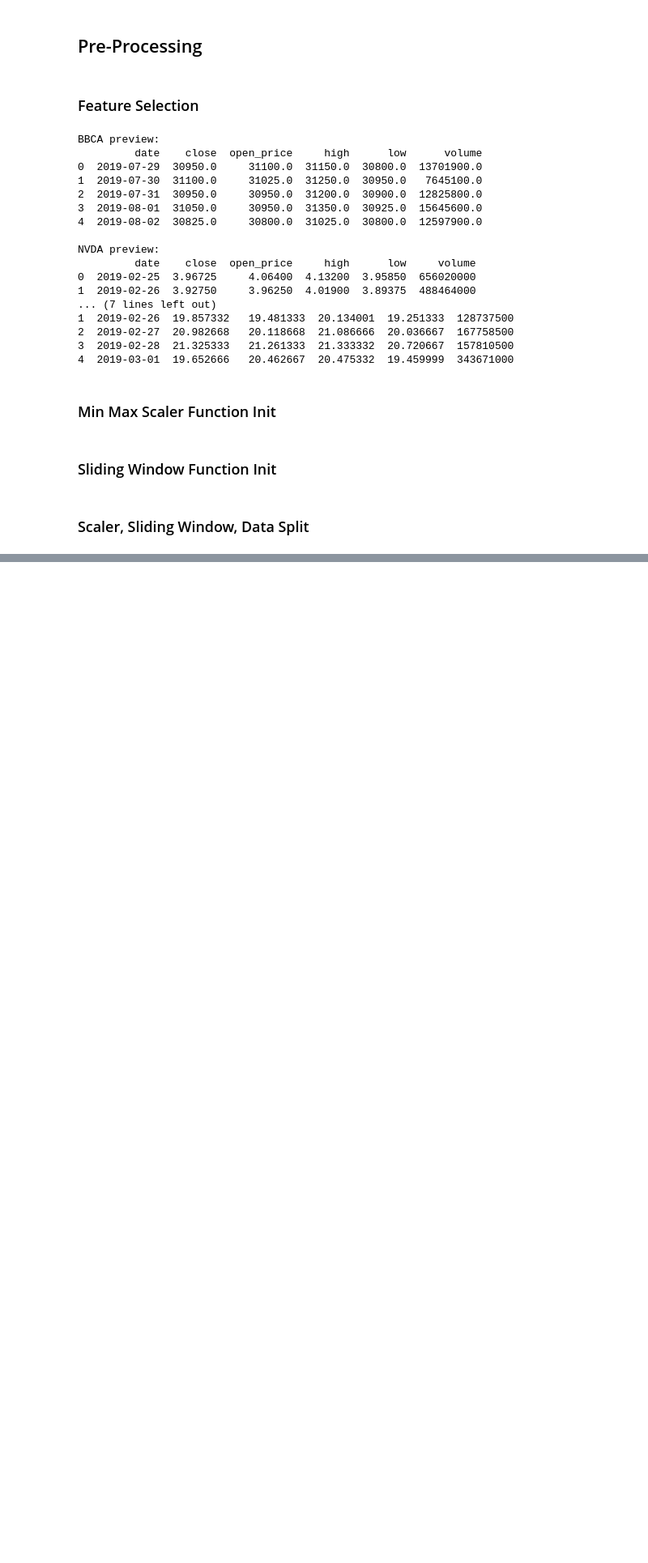
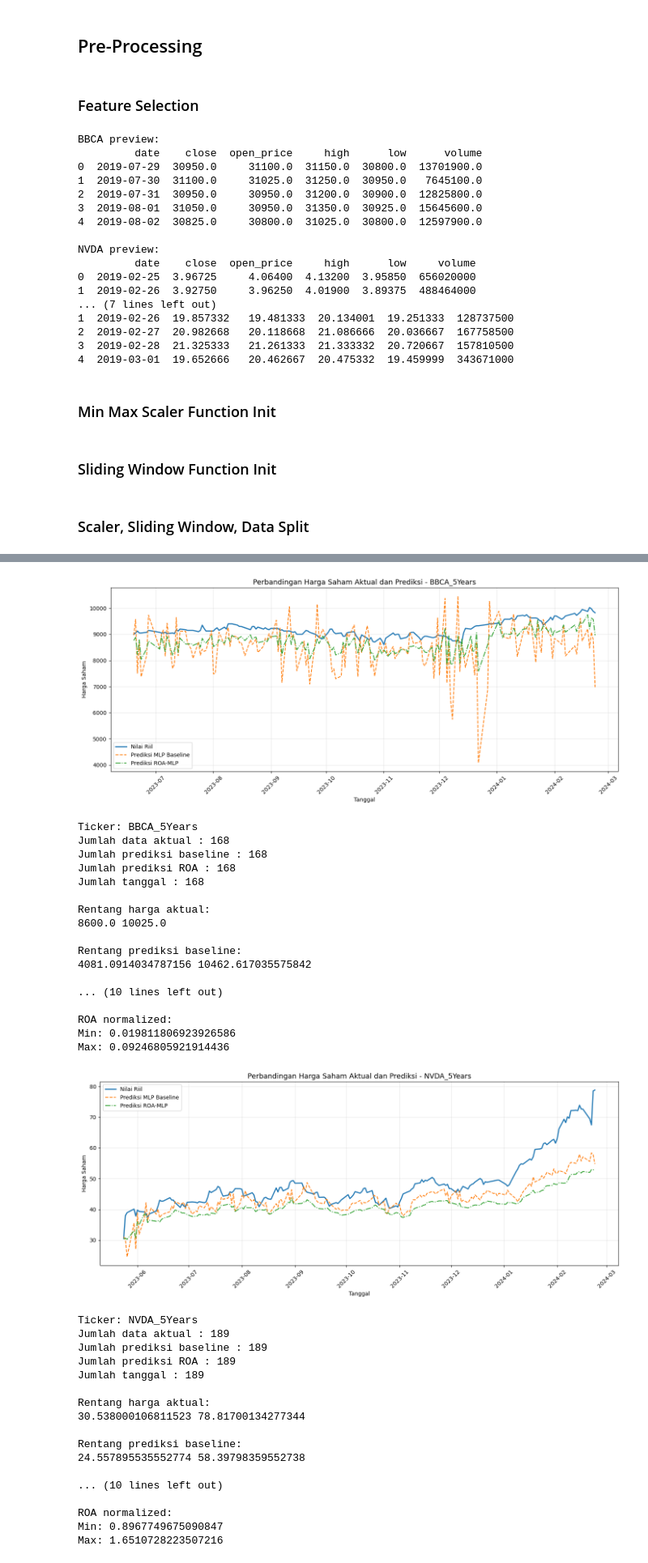
Before and after one commit to OddDuckkk/MLP-ROA-stock-forecasting, a Jupyter notebook: Forecasting.ipynb, the cells around one changed output, grey strips where cells are left out. Shown at 81% size. Drawn from its saved outputs; the diff is of its cells as text; code cells hidden in the pictures; blank space fills up the shorter version.

```diff
--- a/Forecasting.ipynb
+++ b/Forecasting.ipynb
@@ -80,7 +81,7 @@ class MinMaxScalerScratch:
 # %% [markdown]
 ### Sliding Window Function Init
 # %%
-def create_sliding_windows(data, window_size=5, target_col_idx=0):
+def create_sliding_windows(data, window_size, target_col_idx=0):
     X, y = [], []
     num_rows, num_features = data.shape
     for i in range(window_size, num_rows):
@@ -98,7 +99,7 @@ import pandas as pd
 
 # Define preprocessing parameters
 TARGET_INDEX = 0
-WINDOW_SIZE = 30
+WINDOW_SIZE = 10
 
 # Initialize dataset containers
 X_train_list, y_train_list = [], []
@@ -252,0 +948,17 @@ y_test: (546, 1)
+# %%
+baseline_weights, baseline_history, baseline_runtime = train_baseline(
+    X_train,
+    y_train,
+    X_val,
+    y_val,
+    baseline_initial_weights
+)
+
+roa_weights, roa_history, roa_runtime = train_roa(
+    X_train,
+    y_train,
+    roa_initial_weights
+)
+
+print(f"Runtime MLP Baseline : {baseline_runtime:.4f} detik")
+print(f"Runtime ROA-MLP      : {roa_runtime:.4f} detik")
@@ -252,0 +1081,8 @@ y_test: (546, 1)
+# %%
+def predict_stock(X, weights):
+    """
+    Menghasilkan prediksi dari model MLP.
+    """
+    predictions, _ = forward_propagation(X, weights)
+
+    return np.asarray(predictions).reshape(-1, 1)
@@ -252,0 +1203,43 @@ y_test: (546, 1)
+# %%
+plot_stock_predictions(
+    test_records_by_ticker,
+    baseline_weights,
+    roa_weights
+)
+# %% [output]
+[figure, added]
+Ticker: BBCA_5Years
+Jumlah data aktual : 168
+Jumlah prediksi baseline : 168
+Jumlah prediksi ROA : 168
+Jumlah tanggal : 168
+
+Rentang harga aktual:
+8600.0 10025.0
+
+Rentang prediksi baseline:
+4081.0914034787156 10462.617035575842
+
+... (10 lines left out)
+
+ROA normalized:
+Min: 0.019811806923926586
+Max: 0.09246805921914436
+[figure, added]
+Ticker: NVDA_5Years
+Jumlah data aktual : 189
+Jumlah prediksi baseline : 189
+Jumlah prediksi ROA : 189
+Jumlah tanggal : 189
+
+Rentang harga aktual:
+30.538000106811523 78.81700134277344
+
+Rentang prediksi baseline:
+24.557895535552774 58.39798359552738
+
+... (10 lines left out)
+
+ROA normalized:
+Min: 0.8967749675090847
+Max: 1.6510728223507216
```
Also changed, not shown: parts of 18 cells of this notebook, 1 other file.
